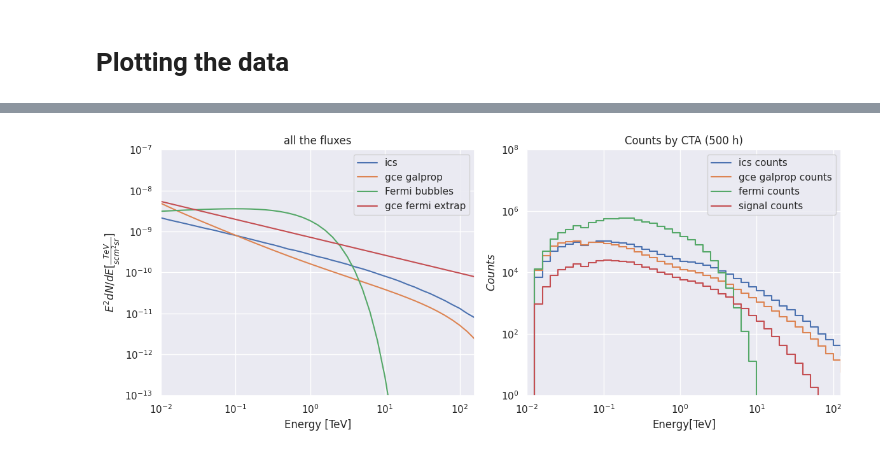
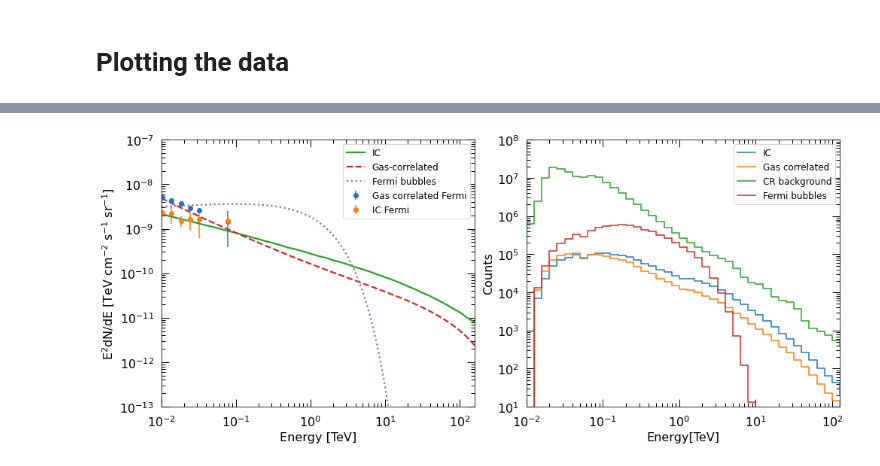
Before and after one commit to Harm1995/CTA-sensitivity, a Jupyter notebook: Count_maps.ipynb, the cells around one changed output, grey strips where cells are left out. Cells and saved outputs as stored; diff of their text form; code cells hidden in the pictures.

```diff
--- a/Count_maps.ipynb
+++ b/Count_maps.ipynb
@@ -28,8 +28,6 @@ from scipy.stats import norm
 import seaborn as sns
 import time
 from tqdm.auto import tqdm, trange
-
-sns.set()
 # %%
 roi = 5
 TeV = 10**-6
@@ -338,20 +426,20 @@ fig, ax = plt.subplots(3,4, figsize = (15,10))
 
 for i in range(4):
   a = ax[0][i].imshow(H1_maps[i], extent = [roi,-roi,-roi,roi])
-  ax[0][i].set(xlabel = "Gal. Long. [deg]", ylabel = "Gal. Lat. [deg]",  title = f'H1 ring {i}')
+  ax[0][i].set(title = f'H1 ring {i}')
   fig.colorbar(a, ax= ax[0][i])
 
 for i in range(4):
   a = ax[1][i].imshow(H2_maps[i],extent = [roi,-roi,-roi,roi])
-  ax[1][i].set(xlabel = "Gal. Long. [deg]", ylabel = "Gal. Lat. [deg]",  title = f'H2 ring {i}')
+  ax[1][i].set(title = f'H2 ring {i}')
   fig.colorbar(a, ax= ax[1][i])
 
 plot = ax[2][1].imshow(dust_neg, extent = [roi,-roi,-roi,roi])
-ax[2][1].set(xlabel = "Gal. Long. [deg]", ylabel = "Gal. Lat. [deg]",  title = f'Dust positive')
+ax[2][1].set(title = f'Dust positive')
 fig.colorbar(plot, ax = ax[2][1], shrink = shrink)
 
 plot = ax[2][2].imshow(dust_pos, extent = [roi,-roi,-roi,roi])
-ax[2][2].set(xlabel = "Gal. Long. [deg]", ylabel = "Gal. Lat. [deg]",  title = f'Dust negative')
+ax[2][2].set(title = f'Dust negative')
 fig.colorbar(plot, ax = ax[2][2], shrink = shrink)
 
 fig.delaxes(ax[2][0])
@@ -803,3 +872,13 @@ fermi_maps = np.loadtxt(files_paths + 'fermi_map').reshape(2,46,20,20)
+# %%
+files_paths = '/content/drive/My Drive/Colab Notebooks/data_txt_files/'
+
+ics_rings = np.loadtxt(files_paths + 'ice_file.txt').reshape(4,46,20,20)
+gce_rings = np.loadtxt(files_paths + 'gce_file.txt').reshape(4,46,20,20)
+gce2_rings = np.loadtxt(files_paths + 'gce2_file.txt').reshape(4,46,20,20)
+signal_rings = np.loadtxt(files_paths + 'signal_file.txt').reshape(5,46,20,20)
+alternative_gce = np.loadtxt(files_paths + 'Alternative_gce.txt').reshape(10,46,20,20)
+fermi_maps = np.loadtxt(files_paths + 'fermi_map').reshape(2,46,20,20)
+dark_matter_map = np.loadtxt(files_paths + 'dark_matter_map').reshape(46,20,20)
 # %%
 total_ics = np.sum(ics_rings, axis = 0)
 total_gce1 = np.sum(gce_rings, axis = 0)
@@ -839,49 +923,70 @@ plt.show()
 # %%
 l1 = []
 l2 = []
 l3 = []
 l4 = []
 l5 = []
 l6 = []
 
+plt.style.use('seaborn-ticks')
 
 for i in range(46):
   l1.append(np.sum(total_ics[i]))
   l2.append(np.sum(total_gce1[i]))
   l3.append(np.sum(total_gce2[i]))
   l4.append(np.sum(total_gce3[i]))
   l5.append(np.sum(fermi_maps[0][i]))
   l6.append(np.sum(NB_rings[0][i]))
 
-sns.set()
+sns.reset_orig()
 
-fig,ax = plt.subplots(1,2,figsize = (12,5))
+fig,ax = plt.subplots(1,2,figsize = (14,6))
 
-ax[0].plot(energies, ics_flux, label = 'ics')
-ax[0].plot(energies, gce_flux, label = 'gce galprop')
-ax[0].plot(energies, fermi_min_flux, label = 'Fermi bubbles')
-ax[0].plot(energies, fermi_extra, label = 'gce fermi extrap')
-ax[0].set_ylabel(r'$E^{2}dN/dE [\frac{TeV}{s cm^{2} sr}]$')
-ax[0].set_xlabel(r'Energy [TeV]')
+ax[0].errorbar(Fermi_eneriges_gce, Fermi_flux_gce,yerr= error2, fmt='o', label = 'Gas correlated Fermi')
+ax[0].errorbar(Fermi_eneriges_ics, Fermi_flux_ics, yerr= error1, fmt='o', label = 'IC Fermi')
+ax[0].plot(energies, ics_flux, label = 'IC',linestyle='-',zorder=2,linewidth=2.2)
+ax[0].plot(energies, gce_flux, label = 'Gas-correlated',linestyle='--', zorder=2,linewidth=2.2)
+ax[0].plot(energies, fermi_min_flux, label = 'Fermi bubbles',linestyle=':', zorder=2,linewidth=2.2)
+#ax[0].plot(energies, fermi_extra, label = 'gce fermi extrap')
+ax[0].set_xlabel(r'Energy [TeV]',fontsize=16)
+ax[0].set_ylabel(r'E$^2$dN/dE [TeV cm$^{-2}$ s$^{-1}$ sr$^{-1}$]',fontsize=16)
+
 ax[0].set_ylim(10**-13,10**-7)
 ax[0].set_xlim(10**-2,10**2.2)
-ax[0].set(title = 'all the fluxes', xscale = 'log', yscale = 'log')
-ax[0].legend()
+ax[0].set(xscale = 'log', yscale = 'log')
+ax[0].legend(fontsize=12)
+ax[0].tick_params(axis='x', which='major', pad=10)
 
 
-ax[1].step(energies[:-1], l1, label = 'ics counts')
-ax[1].step(energies[:-1], l2, label = 'gce galprop counts')
+ax[0].minorticks_on()
+
+
+ax[0].tick_params('both', length=10, width=1, which='major',direction='in',bottom=True, top=True, left=True, right=True, pad=10, labelsize=16)
+ax[0].tick_params('both', length=5, width=1, which='minor',direction='in',bottom=True, top=True, left=True, right=True)
+
+ax[1].tick_params('both', length=10, width=1, which='major',direction='in',bottom=True, top=True, left=True, right=True, pad=10, labelsize=16)
+ax[1].tick_params('both', length=5, width=1, which='minor',direction='in',bottom=True, top=True, left=True, right=True)
+
+
+ax[1].step(energies[:-1], l1, label = 'IC',linestyle='-',zorder=2,linewidth=1.5)
+ax[1].step(energies[:-1], l2, label = 'Gas correlated',linestyle='-',zorder=2,linewidth=1.5)
+ax[1].step(energies[:-1], total_bgcounts, label = 'CR background',linestyle='-',zorder=2,linewidth=1.5)
 #ax[1].step(energies[:-1], l3, label = 'gce fermi counts')
-ax[1].step(energies[:-1], l5, label = 'fermi counts')
-ax[1].step(energies[:-1], l6, label = 'signal counts')
-ax[1].set_ylim(10**-0,10**8)
+ax[1].step(energies[:-1], l5, label = 'Fermi bubbles',linestyle='-',zorder=2,linewidth=1.5)
+#ax[1].step(energies[:-1], l6, label = 'signal counts')
+ax[1].set_ylim(10**1,10**8)
 ax[1].set_xlim(10**-2,10**2.1)
-ax[1].legend()
-ax[1].set_ylabel(r'$Counts$')
-ax[1].set_xlabel('Energy[TeV]')
-ax[1].set(title = 'Counts by CTA (500 h)', xscale = 'log', yscale = 'log')
+ax[1].legend(fontsize=12)
+ax[1].set_ylabel(r'Counts',fontsize=16)
+ax[1].set_xlabel('Energy[TeV]',fontsize=16)
+ax[1].set(xscale = 'log', yscale = 'log')
+ax[1].minorticks_on()
+
+
+plt.savefig(f"spectra5.pdf",bbox_inches='tight')
+
 
 fig.tight_layout()
 fig.show()
 # %% [output]
-[figure, old version]
+[figure, new version]
```
Also changed, not shown: parts of 24 cells of this notebook.
